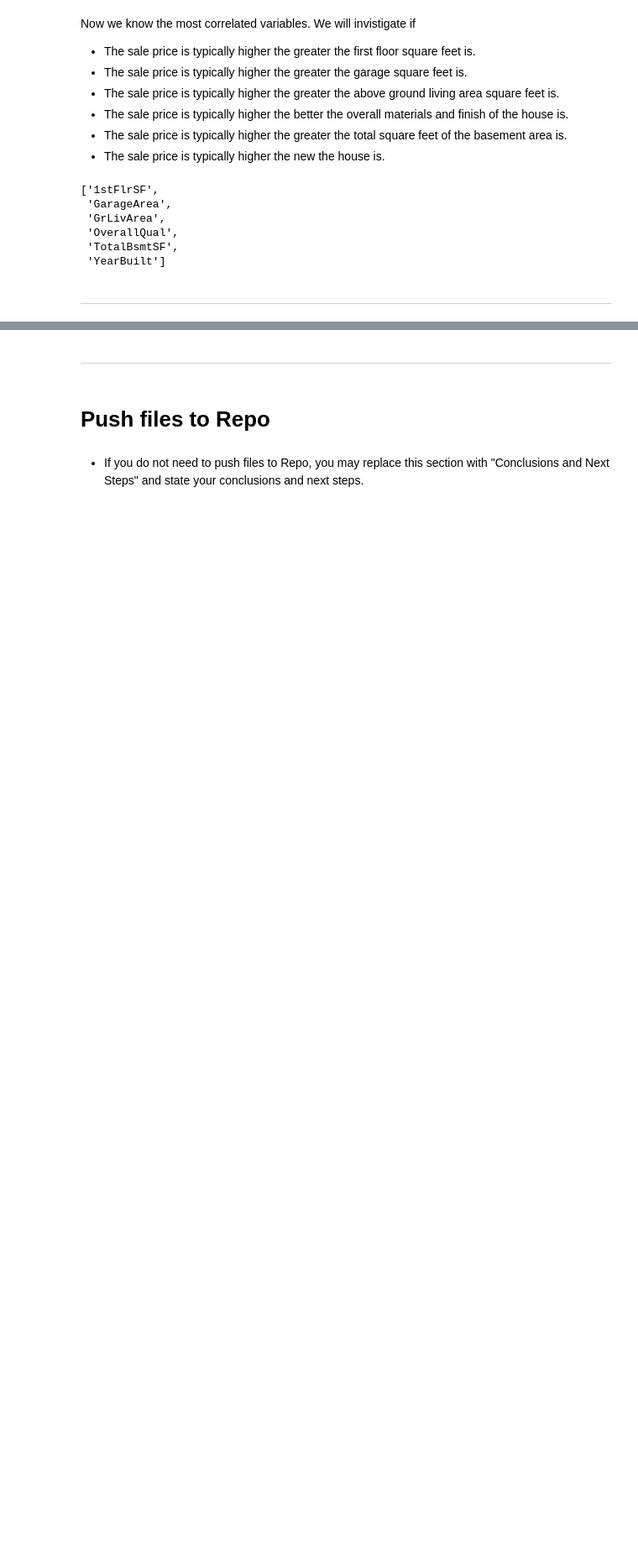
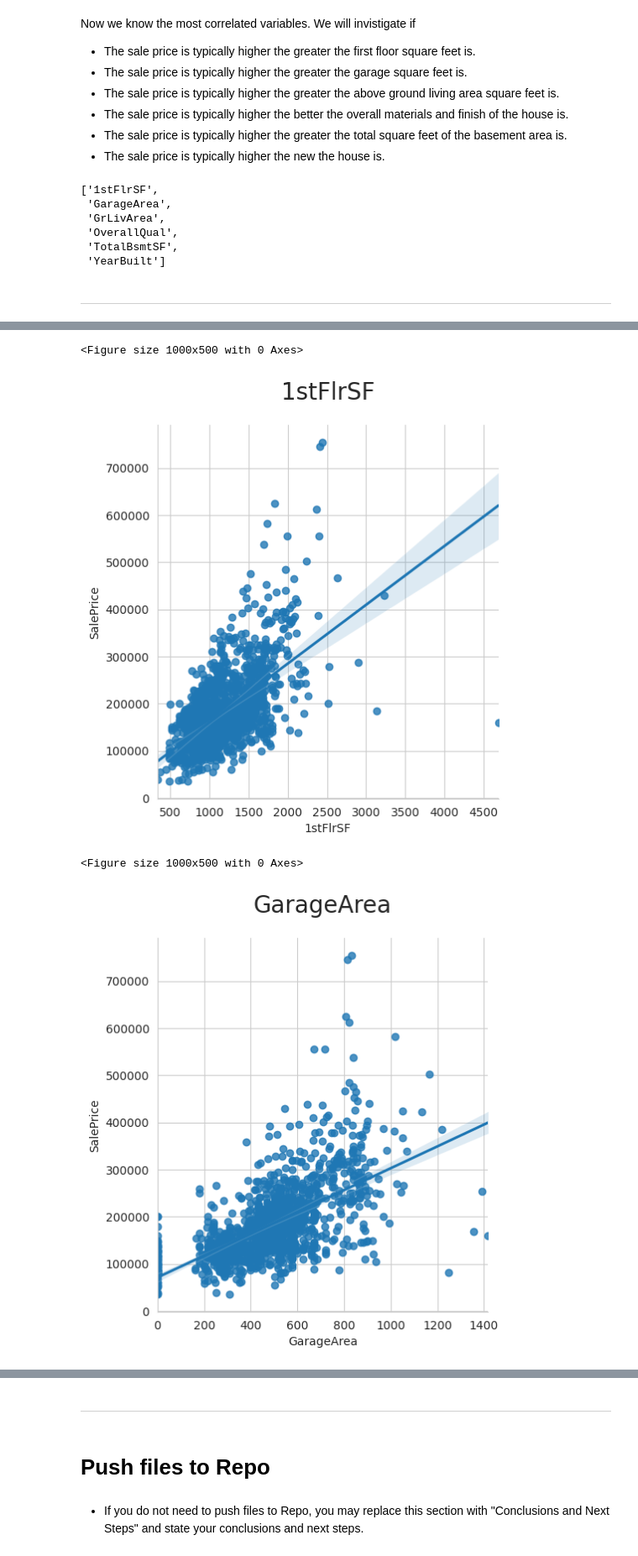
Before and after one commit to HarveyBurton96/milestone-project-heritage-housing-issues, a Jupyter notebook: jupyter_notebooks/Housing_Prices_Correlation.ipynb, the cells around one changed output, grey strips where cells are left out. Shown at 84% size. Drawn from its saved outputs; the diff is of its cells as text; code cells hidden in the pictures; blank space fills up the shorter version.

Commit message:
Housing Prices Correlation completed notebook with the last section of EDA on selected variables and a conclusion

```diff
--- a/jupyter_notebooks/Housing_Prices_Correlation.ipynb
+++ b/jupyter_notebooks/Housing_Prices_Correlation.ipynb
@@ -150,0 +153,3 @@ vars_to_study
+# %%
+df_eda = df.filter(vars_to_study + ['SalePrice'])
+df_eda.head()
@@ -150,0 +167,20 @@ vars_to_study
+# %%
+import matplotlib.pyplot as plt
+import seaborn as sns
+sns.set_style('whitegrid')
+
+def plot_numerical(df, col, target_var):
+    plt.figure(figsize=(10, 5))
+    sns.lmplot(data=df, y=target_var, x=col)
+    plt.title(f"{col}", fontsize=20, y=1.05)
+    plt.show()
+
+target_var = 'SalePrice'
+for col in vars_to_study:
+        plot_numerical(df_eda, col, target_var)
+        print("\n\n")
+# %% [output]
+<Figure size 1000x500 with 0 Axes>
+[figure, added]
+<Figure size 1000x500 with 0 Axes>
+[figure, added]
```
Also changed, not shown: parts of 11 cells of this notebook.
